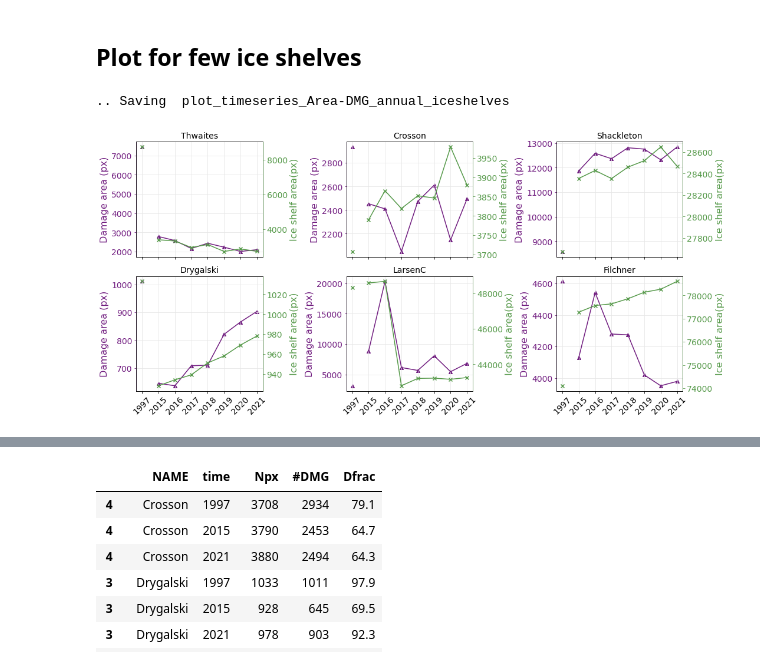
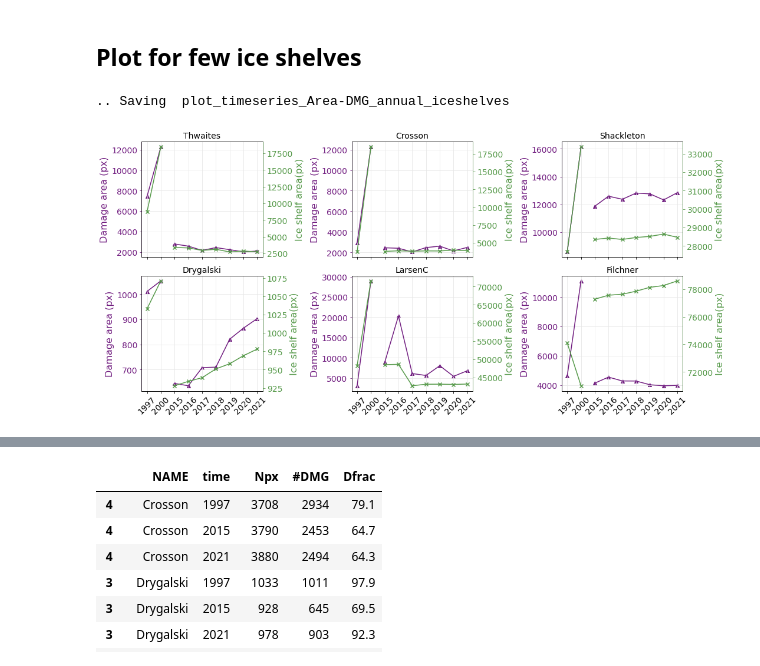
Before and after one commit to mizeboud/antarctic-damage-change, a Jupyter notebook: notebooks/plot_aggregate_dmg_iceshelves_timeseries.ipynb, the cells around one changed output, grey strips where cells are left out. Drawn from its saved outputs; the diff is of its cells as text; code cells hidden in the pictures.

Commit message:
add yr 2000 to plots

```diff
--- a/notebooks/plot_aggregate_dmg_iceshelves_timeseries.ipynb
+++ b/notebooks/plot_aggregate_dmg_iceshelves_timeseries.ipynb
@@ -289,15 +229,11 @@ sector_df
 ''' ---------
 ### SELECT SUBDIR
 ------------ '''
-# subdir = '_aggregated_with_nodataMask_15-21/' # Masked RAMP and S1, but doesnt account for annual data gaps
-# subdir = '_aggregated_with_nodataMask_annual/'  # Masked RAMP 15-21 and S1 annual, but cant distinguish annual gap from None-coverage gap
-# subdir = '_aggregated_with_nodataMask_annual_fill2values/'  # Masked RAMP 15-21 and S1 annual, annual gaps should be -888 and nodata of all years is -999
-years_list = np.concatenate([np.array([1997]), np.arange(2015,2022)])
 
 ## Load DOWNSAMPLED data so every year is comparable
 subdir = '_aggregated_with_nodataMask_any/' ## strict mask. If any px has nodata in a year, its removed.
-# years_list = [1997, 2004, 2009, 2014]+ list(np.arange(2015,2022)) ## can do all years together for downsampled (nodataMask_any or nodataMask_anual)
-years_list = [1997]+ list(np.arange(2015,2022)) ## can do all years together for downsampled (nodataMask_any or nodataMask_anual)
+# years_list = [1997, 2004, 2009, 2014]+ list(np.arange(2015,2022))
+years_list = [1997, 2000]+ list(np.arange(2015,2022))
 downsampled = True
 
 path2agg = os.path.join(path2data, subdir)
@@ -314,15 +250,9 @@ if downsampled:
     df_file_list = [file for file in df_file_list_all if 'downsampled' in file] ## downsampled 1000m values for 2015-2021
     fname_suffix = '_downsampled.shp'
 
-    ## HIGH RES:
-    # df_file_list = [file for file in df_file_list_all if 'downsampled' not in file] ## high-res 400m values
-    # df_file_list = [file for file in df_file_list if '1000m' not in file] ## high-res 400m values
-    # fname_suffix = '.shp'
-
 else:
     df_file_list = df_file_list_all
     # print(df_file_list)
-
 
 
 ''' ---------
@@ -341,9 +271,6 @@ for year in years_list:
     ## Load data
     df_year_AIS = gpd.read_file(os.path.join(path2agg,df_year_AIS_file))
 
-
-    # df_year_AIS['ratio']= (df_year_AIS['#DMG']/df_year_AIS['Npx']*100).round(1)
-
     ## intersect iceshelf gpd with sector for SNS grouping
     df_year_AIS = gpd.sjoin(df_year_AIS, sector_df, how='right').drop(['index_left','x_label','y_label'],axis=1)
     df_year_AIS['time']=year
@@ -357,7 +284,7 @@ df_data.head()
 ### Load also the originally low-res 1000m-resolution AIS shpaefiles (to compare 1997/2021 with/without downsampling
 ------------ '''
 df_data_1000=pd.DataFrame()
-for year in [1997, 2021]:
+for year in [1997, 2000, 2021]:
     print("Loading 1000m {}".format(year))
     sector_df_list =[]
     iceshelves_df_list=[]
@@ -434,7 +356,8 @@ def plot_axes_area_dmg(ax, data_plot,
     # yvar = '#DMG'; yname='Damage area (px)'
     yvar, yname = yvar_left
     ycol='#721f81'; ystyle='^';
-    h1= ax.plot(x2[1:], data_plot.loc[data_plot['time']>2014][yvar].values, color=ycol,label=yvar)
+    h1= ax.plot(x2[:2], data_plot.loc[data_plot['time']<2014][yvar].values, color=ycol,label=yvar) # 1997;2000
+    h1= ax.plot(x2[2:], data_plot.loc[data_plot['time']>2014][yvar].values, color=ycol,label=yvar) # 2015-2021
     ax.scatter(x2, data_plot[yvar] ,c=ycol,marker=ystyle,label='_nolegend_') # my_palette2long)
     if yscale_log:
         ax.set_yscale('log')
@@ -457,7 +380,9 @@ def plot_axes_area_dmg(ax, data_plot,
     ''' Ice Shelf Area '''
     yvar, yname = yvar_right
     ycol = '#579a4b'; ystyle='x'
-    h2 = ax2.plot(x2[1:], data_plot.loc[data_plot['time']>2014][yvar].values, color=ycol,label=yvar)
+    # h2 = ax2.plot(x2[1:], data_plot.loc[data_plot['time']>2014][yvar].values, color=ycol,label=yvar)
+    h2 = ax2.plot(x2[:2], data_plot.loc[data_plot['time']<2014][yvar].values, color=ycol,label=yvar)
+    h2 = ax2.plot(x2[2:], data_plot.loc[data_plot['time']>2014][yvar].values, color=ycol,label=yvar)
     ax2.scatter(x2, data_plot[yvar] ,c=ycol,marker=ystyle,label='_nolegend_')# my_palette2long)
 
     if yscale_log:
@@ -468,12 +393,6 @@ def plot_axes_area_dmg(ax, data_plot,
     ax2.yaxis.label.set_color(ycol)
     ax2.tick_params(axis='y', colors=ycol,which='both') # doesnt work
     ax2.spines['right'].set_color(ycol)
-
-    # # Legend handles for Shared Xax
-    # lines_labels = [ax.get_legend_handles_labels() for ax in fig.axes]
-    # lines, labels = [sum(tmp, []) for tmp in zip(*lines_labels)]
-    # # fig.legend(lines, labels, loc='upper right', bbox_to_anchor = (-0.15, -0.1, 1, 1))
-    # fig.legend(lines, labels, loc='upper left', bbox_to_anchor = (1, -0.1, 1, 1))
 
     return ax, ax2
 
@@ -554,41 +473,41 @@ def plot_axes_area_dmg_dfrac(ax, data_plot,
     return ax, ax2
 # %%
 
-df_nerd = df_data[~df_data['time'].between(2004, 2014)]
+df_nerd = df_data.copy() # [~df_data['time'].between(2004, 2014)]
 years_nerd = [str(y) for y in list(df_nerd['time'].unique())]
 years_nerd
 
 
 ''' -----------------
 ## SUBPLOTS ICE SHELF
 ----------------- '''
 
 fig, axs = plt.subplots(2, 3, figsize=(15, 7), sharex=True )
 r=0;c=0
 for i, ishelf in enumerate(['Thwaites','Crosson','Shackleton','Drygalski','LarsenC','Filchner']):
     data_plot = df_nerd.loc[df_nerd['NAME'] == ishelf]
     ax = axs[r, c]
 
     ax, ax2 = plot_axes_area_dmg(ax, data_plot,
                         yvar_left=('#DMG', 'Damage area (px)'),
                         yvar_right=('Npx', 'Ice shelf area(px)'),
                         yscale_log=False,
                         ax_title = ishelf,
                         )
 
     c+=1;
     if c>2:  c=0; r+=1
 
 fig.tight_layout()
 
 ## SAVE FIGURE
 fname = 'plot_timeseries_Area-DMG_annual_iceshelves'
 print('.. Saving ', fname)
 # fig.savefig(os.path.join(path2savefig,'bar_plots',fname+'.png' ), bbox_inches='tight')
 # fig.savefig(os.path.join(path2savefig,'bar_plots',fname+'.jpg' ), bbox_inches='tight')
 # %% [output]
 .. Saving  plot_timeseries_Area-DMG_annual_iceshelves
-[figure, old version]
+[figure, new version]
 # %%
 
 
```
Also changed, not shown: parts of 20 cells of this notebook.
